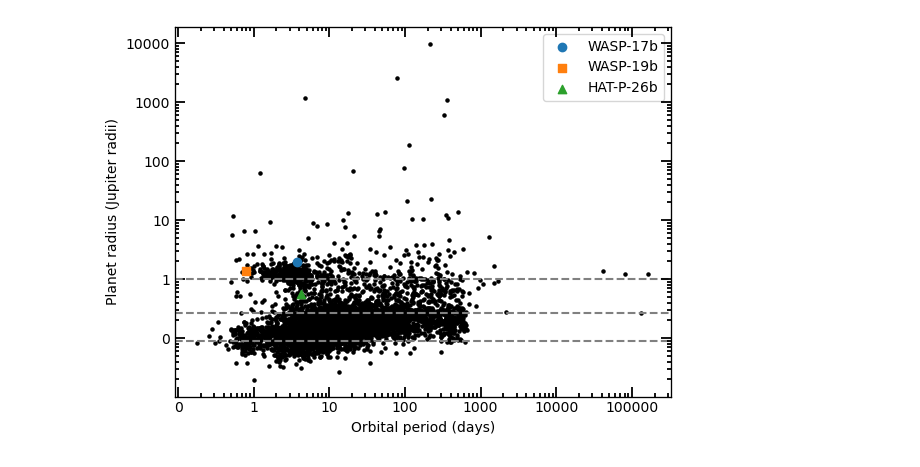
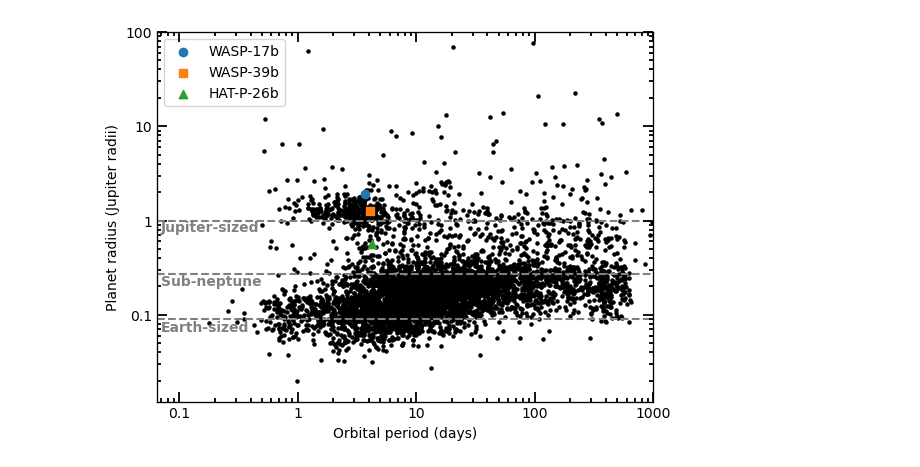
Before and after one commit to hrwakeford/MSci2022_TESS, a Jupyter notebook: diagram/diagram.ipynb, the cells around one changed output. Cells and saved outputs as stored; diff of their text form; code cells hidden in the pictures.

```diff
--- a/diagram/diagram.ipynb
+++ b/diagram/diagram.ipynb
@@ -27,7 +27,7 @@ ax3.set_xlim(ax.get_xlim())
 
 ax.scatter(df["PER"], df["R"], s=5, color="black")
 ax.scatter(df.loc[df["EANAME"]=="WASP-17 b"]["PER"], df.loc[df["EANAME"]=="WASP-17 b"]["R"], label="WASP-17b")
-ax.scatter(df.loc[df["EANAME"]=="WASP-19 b"]["PER"], df.loc[df["EANAME"]=="WASP-19 b"]["R"], label="WASP-19b", marker="s")
+ax.scatter(df.loc[df["EANAME"]=="WASP-39 b"]["PER"], df.loc[df["EANAME"]=="WASP-39 b"]["R"], label="WASP-39b", marker="s")
 ax.scatter(df.loc[df["EANAME"]=="HAT-P-26 b"]["PER"], df.loc[df["EANAME"]=="HAT-P-26 b"]["R"], label="HAT-P-26b", marker="^")
 
 
@@ -41,35 +41,35 @@ ax.annotate("Earth-sized", xy=(0.07, 0.066), color="gray", weight="semibold")
 
 
 ax.set_xlabel("Orbital period (days)")
 ax.set_ylabel("Planet radius (Jupiter radii)")
 
 ax1.set_xscale('log',base=10)
 ax1.set_yscale('log',base=10)
 
-# ax.set_xlim(0.065, 15)
-# ax.set_ylim(0.012, 12)
+ax.set_xlim(0.065, 1000)
+ax.set_ylim(0.012, 100)
 
 
 ax1.set_ylim(ax.get_ylim())
 ax3.set_xlim(ax.get_xlim())
 
 
 ax1.set_yticklabels([])
 ax3.set_xticklabels([])
 
 ax.tick_params(which='both', direction = 'in', width=1.3, length=7)
 ax1.tick_params(which='both', direction = 'in', width=1.3, length=7)
 ax3.tick_params(which='both', direction = 'in', width=1.3, length=7)
 
 ax.tick_params(which='minor', length=2.8)
 ax1.tick_params(which='minor', length=2.8)
 ax3.tick_params(which='minor', length=2.8)
 
-ax.xaxis.set_major_formatter(mticker.ScalarFormatter())
-ax.yaxis.set_major_formatter(mticker.ScalarFormatter())
+ax.xaxis.set_major_formatter(ticker.FuncFormatter(lambda y,pos: ('{{:.{:1d}f}}'.format(int(np.maximum(-np.log10(y),0)))).format(y)))
+ax.yaxis.set_major_formatter(ticker.FuncFormatter(lambda y,pos: ('{{:.{:1d}f}}'.format(int(np.maximum(-np.log10(y),0)))).format(y)))
 
 ax.legend()
 
 plt.show()
 # %% [output]
-[figure, old version]
+[figure, new version]
```
Also changed, not shown: parts of 4 cells of this notebook, 4 other files.
